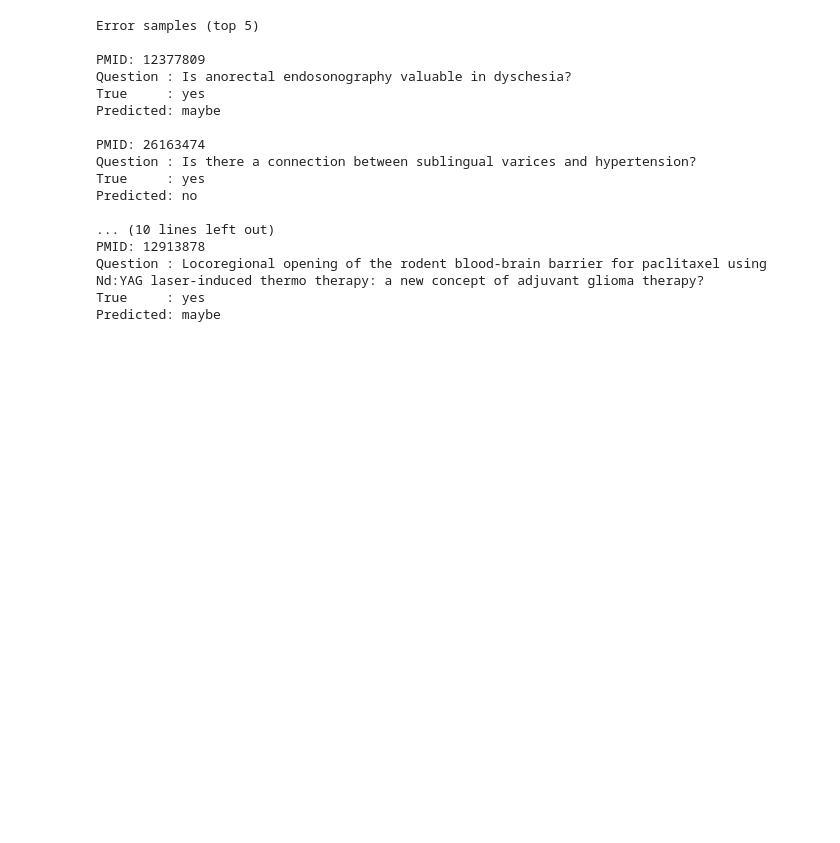
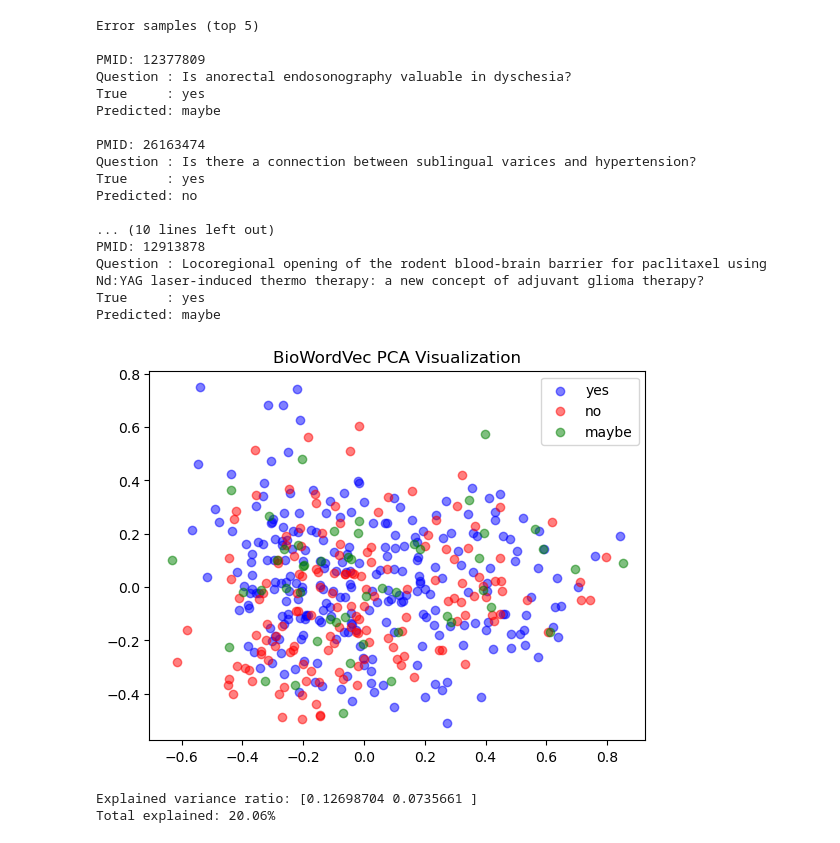
Before and after one commit to realhenrycheng/AITA_Coursework_Team11, a Jupyter notebook: biowordvec_mlp.ipynb, the cells around one changed output. Cells and saved outputs as stored; diff of their text form; code cells hidden in the pictures; blank space fills up the shorter version.

```diff
--- a/biowordvec_mlp.ipynb
+++ b/biowordvec_mlp.ipynb
@@ -373,3 +373,29 @@ PMID: 12913878
 Question : Locoregional opening of the rodent blood-brain barrier for paclitaxel using Nd:YAG laser-induced thermo therapy: a new concept of adjuvant glioma therapy?
 True     : yes
 Predicted: maybe
+# %%
+from sklearn.decomposition import PCA
+import matplotlib.pyplot as plt
+
+y_train = np.array(train_labels)
+pca = PCA(n_components=2)
+X_2d = pca.fit_transform(X_train)
+
+colors = {0: "blue", 1: "red", 2: "green"}
+for label, color in colors.items():
+    mask = y_train == label
+    plt.scatter(X_2d[mask, 0], X_2d[mask, 1],
+                c=color, label=["yes","no","maybe"][label], alpha=0.5)
+plt.legend()
+plt.title("BioWordVec PCA Visualization")
+plt.show()
+# %% [output]
+[figure, added]
+# %%
+pca = PCA(n_components=2)
+pca.fit(X_train)
+print(f"Explained variance ratio: {pca.explained_variance_ratio_}")
+print(f"Total explained: {sum(pca.explained_variance_ratio_):.2%}")
+# %% [output]
+Explained variance ratio: [0.12698704 0.0735661 ]
+Total explained: 20.06%
```
Also changed, not shown: parts of 8 cells of this notebook.
